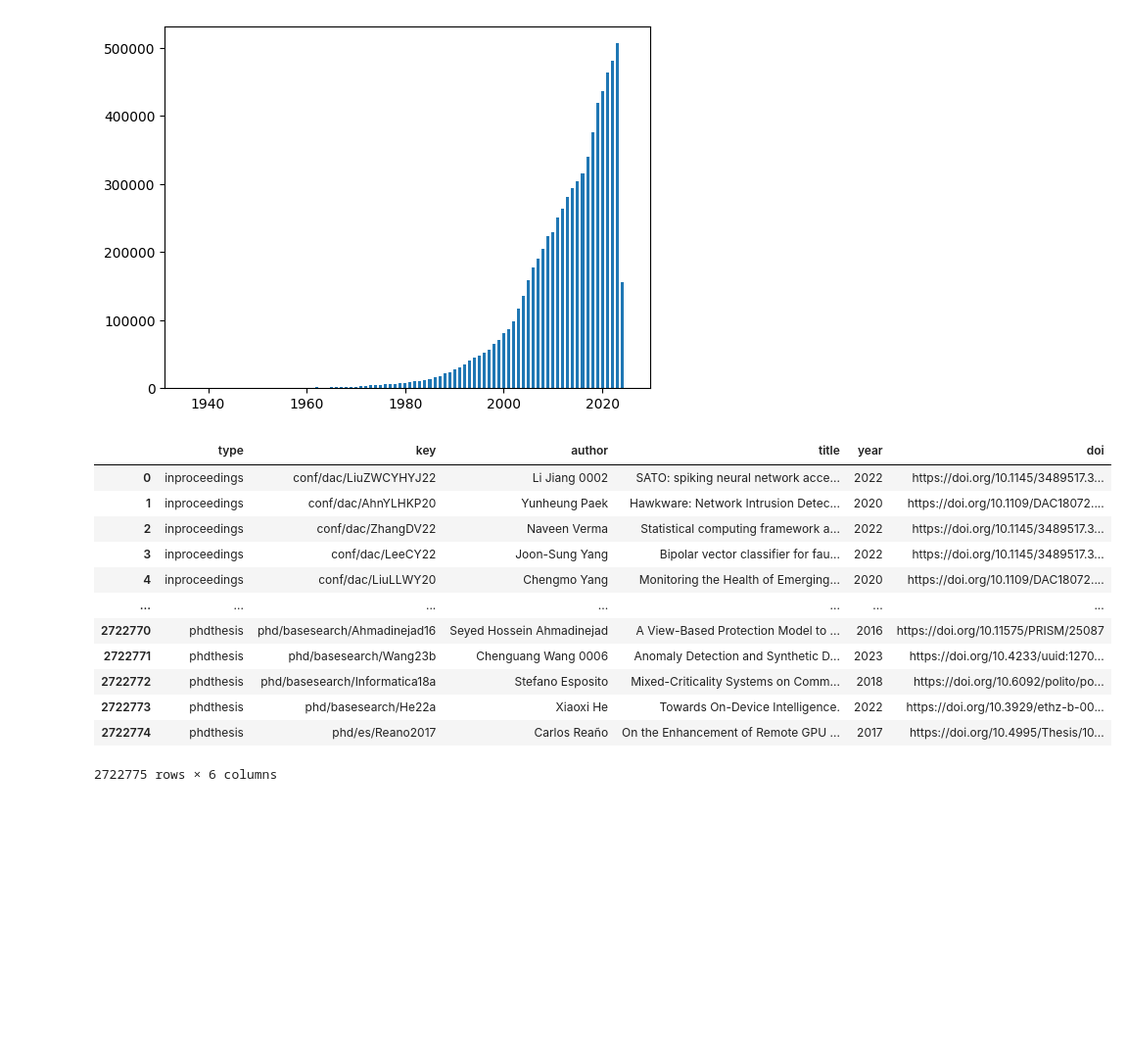
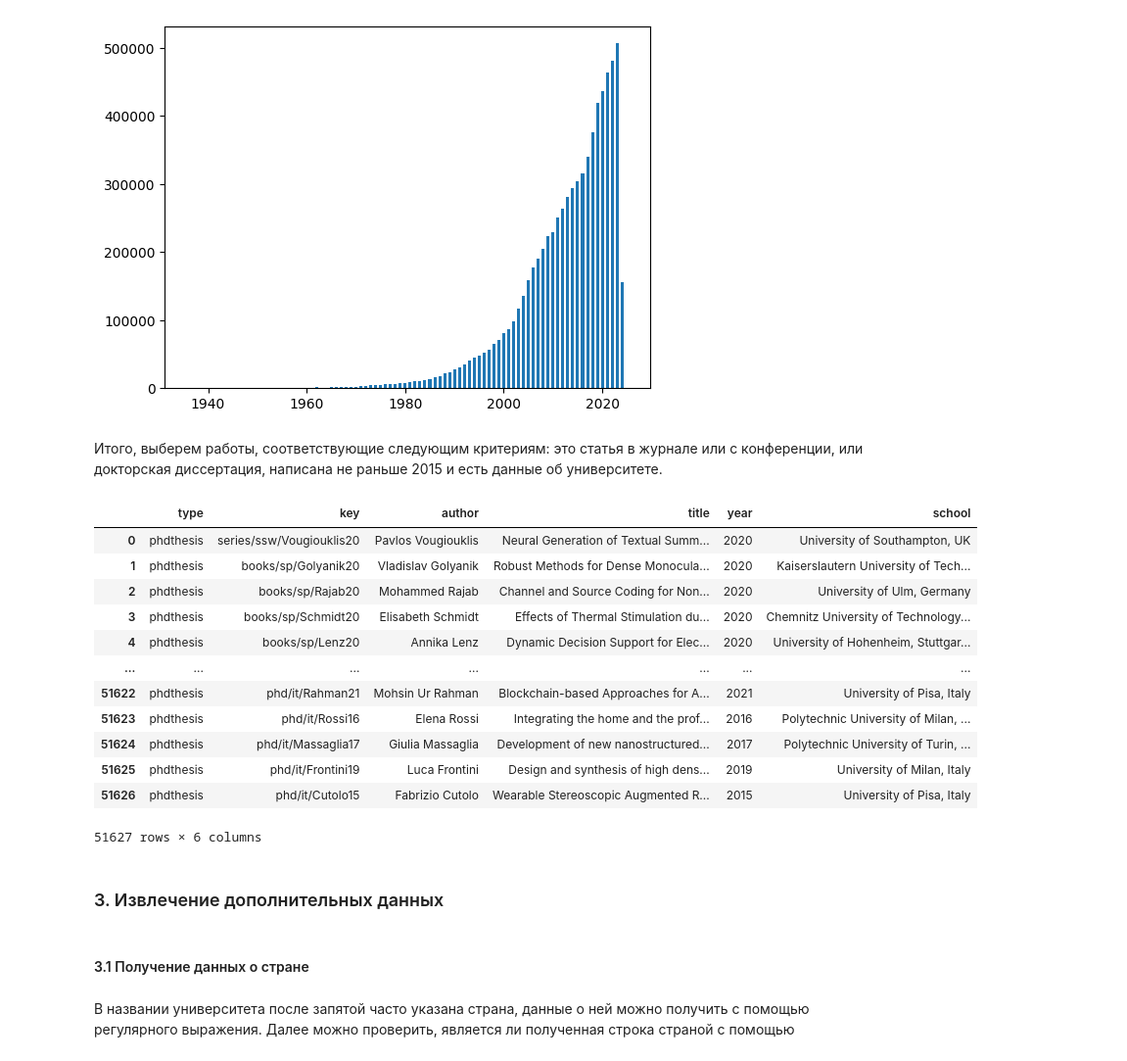
Before and after one commit to SIrRob525/HSE-NES-Data-Science-Project-2024, a Jupyter notebook: main.ipynb, the cells around one changed output. Shown: that part at 98% size. Saved outputs shown, nothing was run; the diff lists cells and outputs as text; code cells hidden in the pictures; blank space fills up the shorter version.

```diff
--- a/main.ipynb
+++ b/main.ipynb
@@ -159,6 +162,7 @@ with sqlite3.connect(path_to_db) as conn:
 # %% [markdown]
 Также посмотрим на выборку из таблицы.
 # %%
+pd.set_option('display.max_columns', None)
 with sqlite3.connect(path_to_db) as conn:
     display(pd.read_sql(sql="SELECT * FROM dblp LIMIT 10 OFFSET 8008569;", con=conn))
 # %% [output]
@@ -222,7 +225,7 @@ with sqlite3.connect(path_to_db) as conn:
     df = pd.read_sql(sql="""
         SELECT COUNT(*) as cnt
         FROM dblp
-        WHERE ee LIKE 'https://doi.org/%'
+        WHERE school IS NOT NULL
       ;""", con=conn)
     display(df)
 # %% [output]
@@ -232,0 +234,9 @@ with sqlite3.connect(path_to_db) as conn:
+# %%
+with sqlite3.connect(path_to_db) as conn:
+    df = pd.read_sql(sql="""
+        SELECT school, COUNT(*) as cnt
+        FROM dblp
+        GROUP BY school
+        ORDER BY cnt DESC
+      ;""", con=conn)
+    display(df)
@@ -258,28 +284,36 @@ with sqlite3.connect(path_to_db) as conn:
 | 90 | 2025 | 1 |
 91 rows × 2 columns
 [figure]
+# %% [markdown]
+Итого, выберем работы, соответствующие следующим критериям: это статья в журнале или с конференции, или докторская диссертация, написана не раньше 2015 и есть данные об университете.
 # %%
 with sqlite3.connect(path_to_db) as conn:
     df = pd.read_sql(sql="""
-      SELECT type, key, author, title, year, ee AS doi
+      SELECT type, key, author, title, year, school
       FROM dblp
       WHERE
-        ee LIKE 'https://doi.org/%'
+        school IS NOT NULL
         AND year >= 2015
         AND type IN ('article', 'inproceedings', 'phdthesis')
       ;""", con=conn)
     display(df)
 # %% [output]
-|  | type | key | author | title | year | doi |
-| 0 | inproceedings | conf/dac/LiuZWCYHYJ22 | Li Jiang 0002 | SATO: spiking neural network acce... | 2022 | https://doi.org/10.1145/3489517.3... |
-| 1 | inproceedings | conf/dac/AhnYLHKP20 | Yunheung Paek | Hawkware: Network Intrusion Detec... | 2020 | https://doi.org/10.1109/DAC18072.... |
-| 2 | inproceedings | conf/dac/ZhangDV22 | Naveen Verma | Statistical computing framework a... | 2022 | https://doi.org/10.1145/3489517.3... |
-| 3 | inproceedings | conf/dac/LeeCY22 | Joon-Sung Yang | Bipolar vector classifier for fau... | 2022 | https://doi.org/10.1145/3489517.3... |
-| 4 | inproceedings | conf/dac/LiuLLWY20 | Chengmo Yang | Monitoring the Health of Emerging... | 2020 | https://doi.org/10.1109/DAC18072.... |
+|  | type | key | author | title | year | school |
+| 0 | phdthesis | series/ssw/Vougiouklis20 | Pavlos Vougiouklis | Neural Generation of Textual Summ... | 2020 | University of Southampton, UK |
+| 1 | phdthesis | books/sp/Golyanik20 | Vladislav Golyanik | Robust Methods for Dense Monocula... | 2020 | Kaiserslautern University of Tech... |
+| 2 | phdthesis | books/sp/Rajab20 | Mohammed Rajab | Channel and Source Coding for Non... | 2020 | University of Ulm, Germany |
+| 3 | phdthesis | books/sp/Schmidt20 | Elisabeth Schmidt | Effects of Thermal Stimulation du... | 2020 | Chemnitz University of Technology... |
+| 4 | phdthesis | books/sp/Lenz20 | Annika Lenz | Dynamic Decision Support for Elec... | 2020 | University of Hohenheim, Stuttgar... |
 | ... | ... | ... | ... | ... | ... | ... |
-| 2722770 | phdthesis | phd/basesearch/Ahmadinejad16 | Seyed Hossein Ahmadinejad | A View-Based Protection Model to ... | 2016 | https://doi.org/10.11575/PRISM/25087 |
-| 2722771 | phdthesis | phd/basesearch/Wang23b | Chenguang Wang 0006 | Anomaly Detection and Synthetic D... | 2023 | https://doi.org/10.4233/uuid:1270... |
-| 2722772 | phdthesis | phd/basesearch/Informatica18a | Stefano Esposito | Mixed-Criticality Systems on Comm... | 2018 | https://doi.org/10.6092/polito/po... |
-| 2722773 | phdthesis | phd/basesearch/He22a | Xiaoxi He | Towards On-Device Intelligence. | 2022 | https://doi.org/10.3929/ethz-b-00... |
-| 2722774 | phdthesis | phd/es/Reano2017 | Carlos Reaño | On the Enhancement of Remote GPU ... | 2017 | https://doi.org/10.4995/Thesis/10... |
+| 51622 | phdthesis | phd/it/Rahman21 | Mohsin Ur Rahman | Blockchain-based Approaches for A... | 2021 | University of Pisa, Italy |
+| 51623 | phdthesis | phd/it/Rossi16 | Elena Rossi | Integrating the home and the prof... | 2016 | Polytechnic University of Milan, ... |
+| 51624 | phdthesis | phd/it/Massaglia17 | Giulia Massaglia | Development of new nanostructured... | 2017 | Polytechnic University of Turin, ... |
+| 51625 | phdthesis | phd/it/Frontini19 | Luca Frontini | Design and synthesis of high dens... | 2019 | University of Milan, Italy |
+| 51626 | phdthesis | phd/it/Cutolo15 | Fabrizio Cutolo | Wearable Stereoscopic Augmented R... | 2015 | University of Pisa, Italy |
-2722775 rows × 6 columns
+51627 rows × 6 columns
+# %% [markdown]
+### 3. Извлечение дополнительных данных
+# %% [markdown]
+#### 3.1 Получение данных о стране
+# %% [markdown]
+В названии университета после запятой часто указана страна, данные о ней можно получить с помощью регулярного выражения. Далее можно проверить, является ли полученная строка страной с помощью
```
Also changed, not shown: parts of 21 cells of this notebook.
